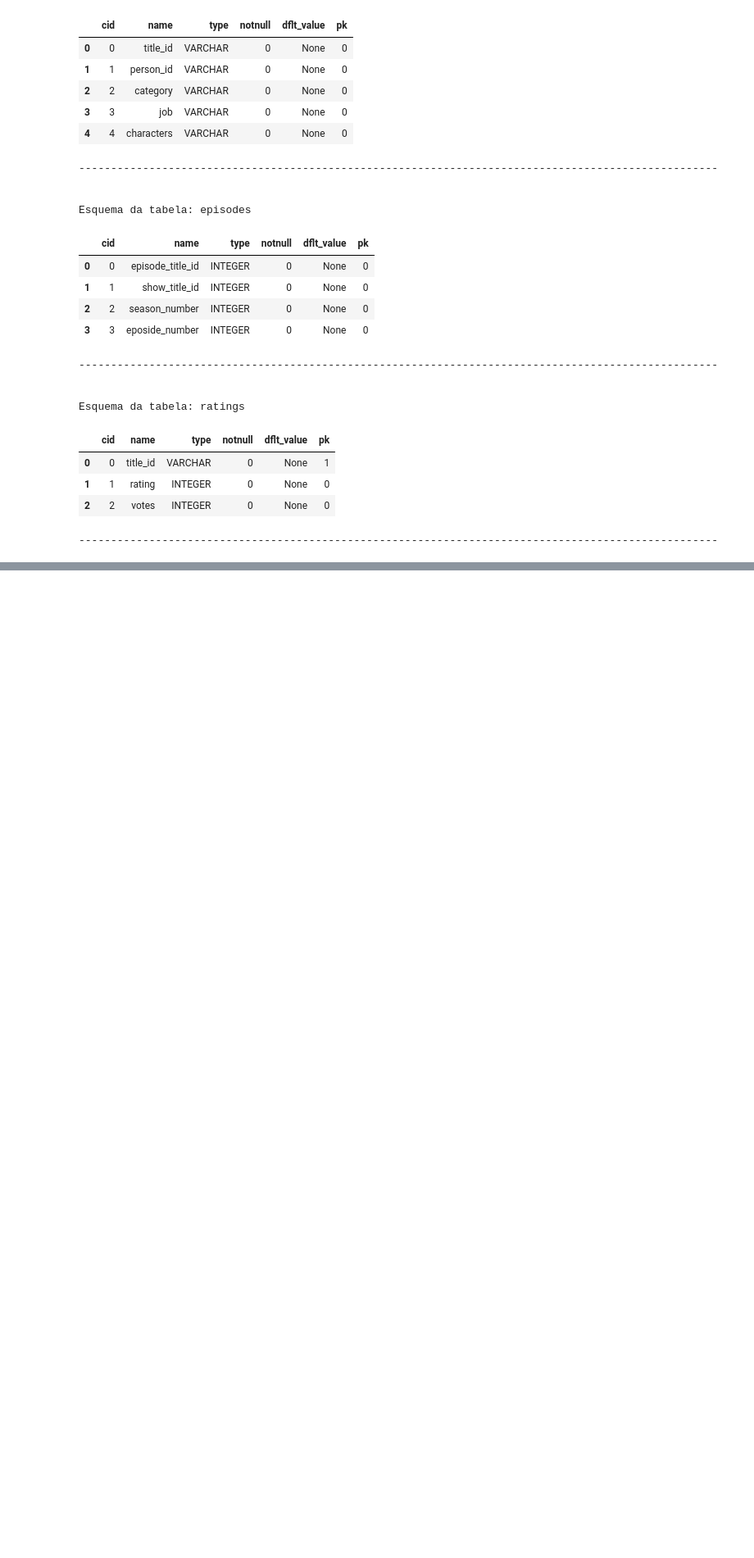
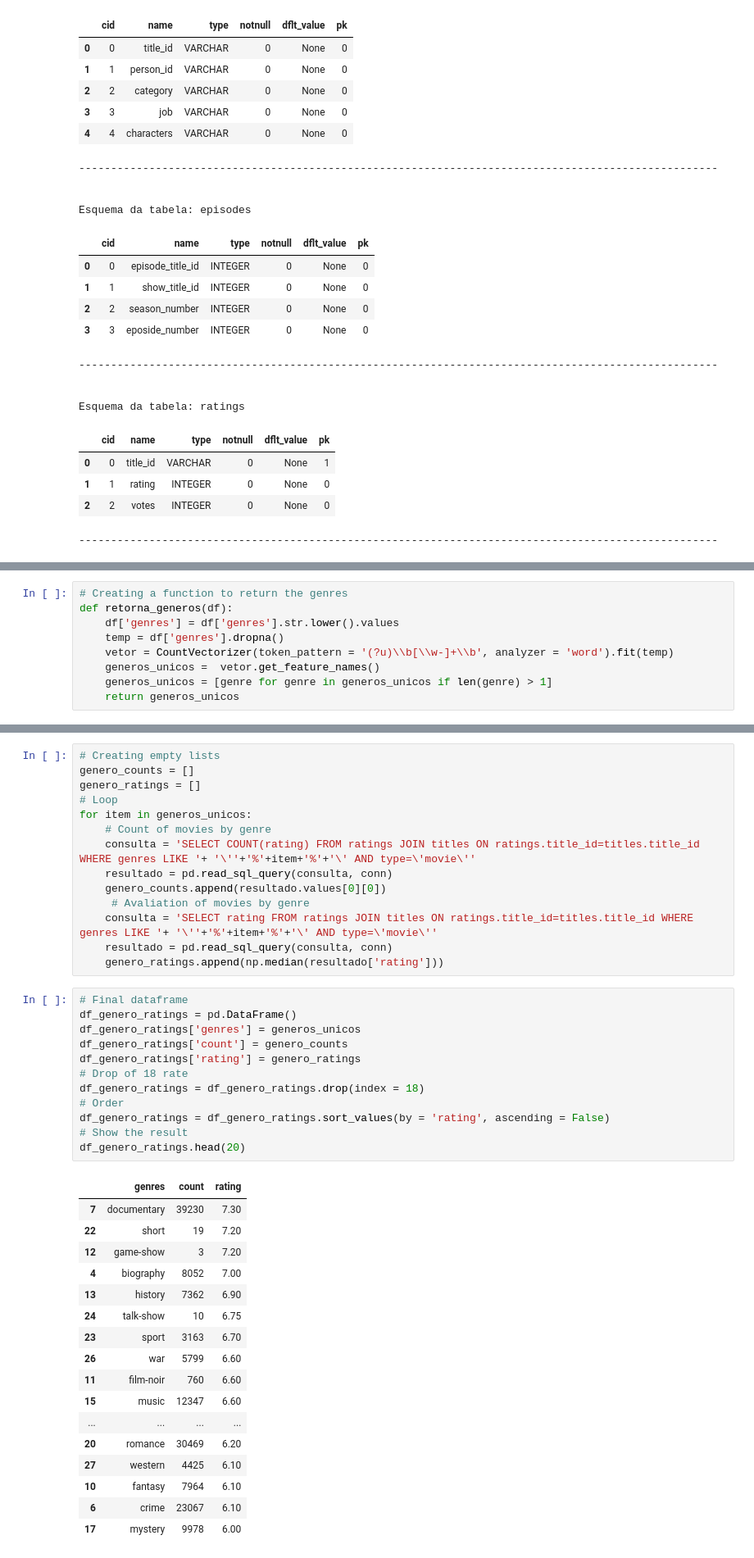
Before and after one commit to Leandro1239/DataAnalisys, a Jupyter notebook: exploratory data analysis.ipynb, the cells around one changed output, grey strips where cells are left out. Shown at 82% size. Saved outputs shown, nothing was run; the diff lists cells and outputs as text; blank space fills up the shorter version.

```diff
--- a/exploratory data analysis.ipynb
+++ b/exploratory data analysis.ipynb
@@ -181,0 +314,9 @@ resultado1.head()
+# %%
+# Creating a function to return the genres
+def retorna_generos(df):
+    df['genres'] = df['genres'].str.lower().values
+    temp = df['genres'].dropna()
+    vetor = CountVectorizer(token_pattern = '(?u)\\b[\\w-]+\\b', analyzer = 'word').fit(temp)
+    generos_unicos =  vetor.get_feature_names()
+    generos_unicos = [genre for genre in generos_unicos if len(genre) > 1]
+    return generos_unicos
@@ -181,0 +346,44 @@ resultado1.head()
+# %%
+# Creating empty lists
+genero_counts = []
+genero_ratings = []
+# Loop
+for item in generos_unicos:
+    # Count of movies by genre
+    consulta = 'SELECT COUNT(rating) FROM ratings JOIN titles ON ratings.title_id=titles.title_id WHERE genres LIKE '+ '\''+'%'+item+'%'+'\' AND type=\'movie\''
+    resultado = pd.read_sql_query(consulta, conn)
+    genero_counts.append(resultado.values[0][0])
+     # Avaliation of movies by genre
+    consulta = 'SELECT rating FROM ratings JOIN titles ON ratings.title_id=titles.title_id WHERE genres LIKE '+ '\''+'%'+item+'%'+'\' AND type=\'movie\''
+    resultado = pd.read_sql_query(consulta, conn)
+    genero_ratings.append(np.median(resultado['rating']))
+# %%
+# Final dataframe
+df_genero_ratings = pd.DataFrame()
+df_genero_ratings['genres'] = generos_unicos
+df_genero_ratings['count'] = genero_counts
+df_genero_ratings['rating'] = genero_ratings
+# Drop of 18 rate
+df_genero_ratings = df_genero_ratings.drop(index = 18)
+# Order
+df_genero_ratings = df_genero_ratings.sort_values(by = 'rating', ascending = False)
+# Show the result
+df_genero_ratings.head(20)
+# %% [output]
+|  | genres | count | rating |
+| 7 | documentary | 39230 | 7.30 |
+| 22 | short | 19 | 7.20 |
+| 12 | game-show | 3 | 7.20 |
+| 4 | biography | 8052 | 7.00 |
+| 13 | history | 7362 | 6.90 |
+| 24 | talk-show | 10 | 6.75 |
+| 23 | sport | 3163 | 6.70 |
+| 26 | war | 5799 | 6.60 |
+| 11 | film-noir | 760 | 6.60 |
+| 15 | music | 12347 | 6.60 |
+| ... | ... | ... | ... |
+| 20 | romance | 30469 | 6.20 |
+| 27 | western | 4425 | 6.10 |
+| 10 | fantasy | 7964 | 6.10 |
+| 6 | crime | 23067 | 6.10 |
+| 17 | mystery | 9978 | 6.00 |
```
Also changed, not shown: parts of 21 cells of this notebook.
